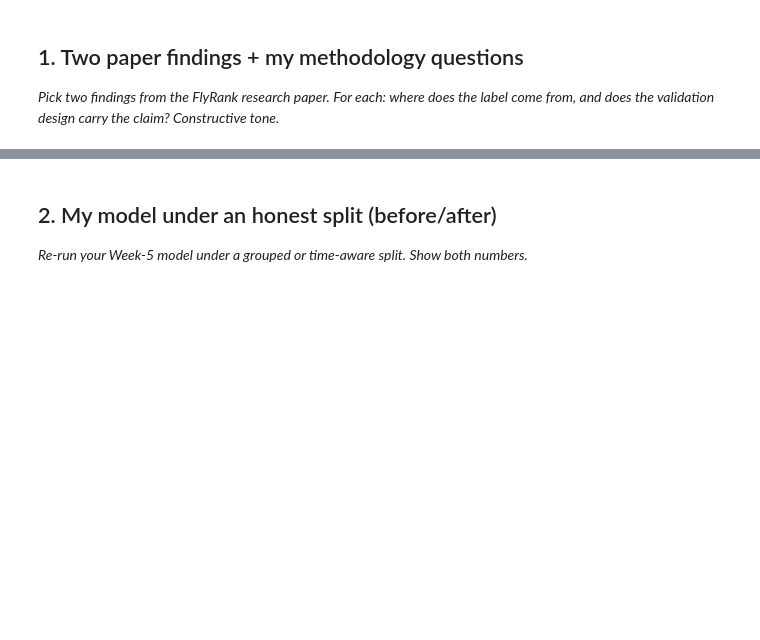
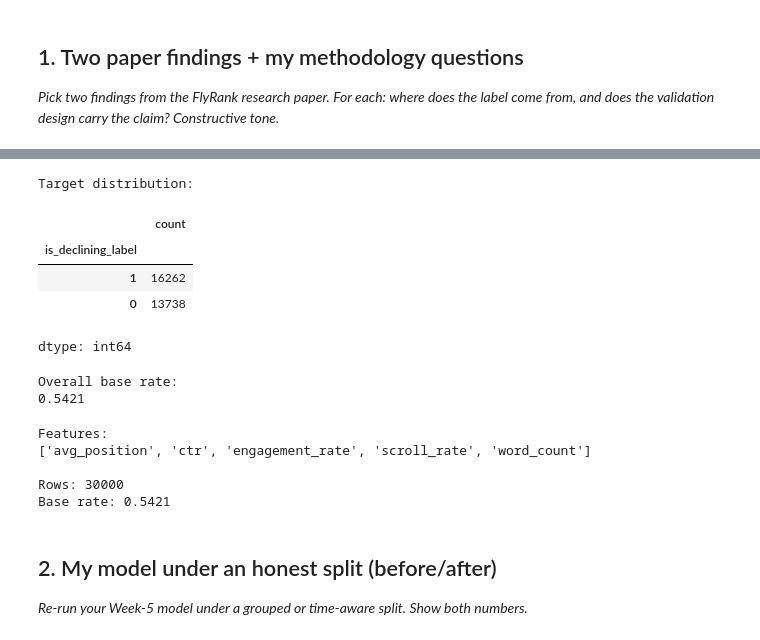
Before and after one commit to tabassumrafiq/flyrank-ml-internship, a Jupyter notebook: work/notebooks/w06_validation_audit.ipynb, the cells around one changed output, grey strips where cells are left out. Cells and saved outputs as stored; diff of their text form; code cells hidden in the pictures; blank space fills up the shorter version.

```diff
--- a/work/notebooks/w06_validation_audit.ipynb
+++ b/work/notebooks/w06_validation_audit.ipynb
@@ -12,0 +70,43 @@ This skeleton is yours to fill. Work the sections **in order** — each one has
+# %%
+data["is_declining_label"] = (
+    data["trend_direction"] == "down"
+).astype(int)
+
+print("Target distribution:")
+display(data["is_declining_label"].value_counts())
+
+print("\nOverall base rate:")
+print(round(data["is_declining_label"].mean(), 4))
+# %% [output]
+Target distribution:
+|  | count |
+| is_declining_label |  |
+| 1 | 16262 |
+| 0 | 13738 |
+dtype: int64
+Overall base rate:
+0.5421
+# %%
+features = [
+    "avg_position",
+    "ctr",
+    "engagement_rate",
+    "scroll_rate",
+    "word_count"
+]
+
+X = data[features].copy()
+y = data["is_declining_label"].copy()
+groups = data["client_id"].copy()
+
+print("Features:")
+print(features)
+
+print("\nRows:", len(X))
+print("Base rate:", round(y.mean(), 4))
+# %% [output]
+Features:
+['avg_position', 'ctr', 'engagement_rate', 'scroll_rate', 'word_count']
+
+Rows: 30000
+Base rate: 0.5421
```
Also changed, not shown: parts of 20 cells of this notebook.
